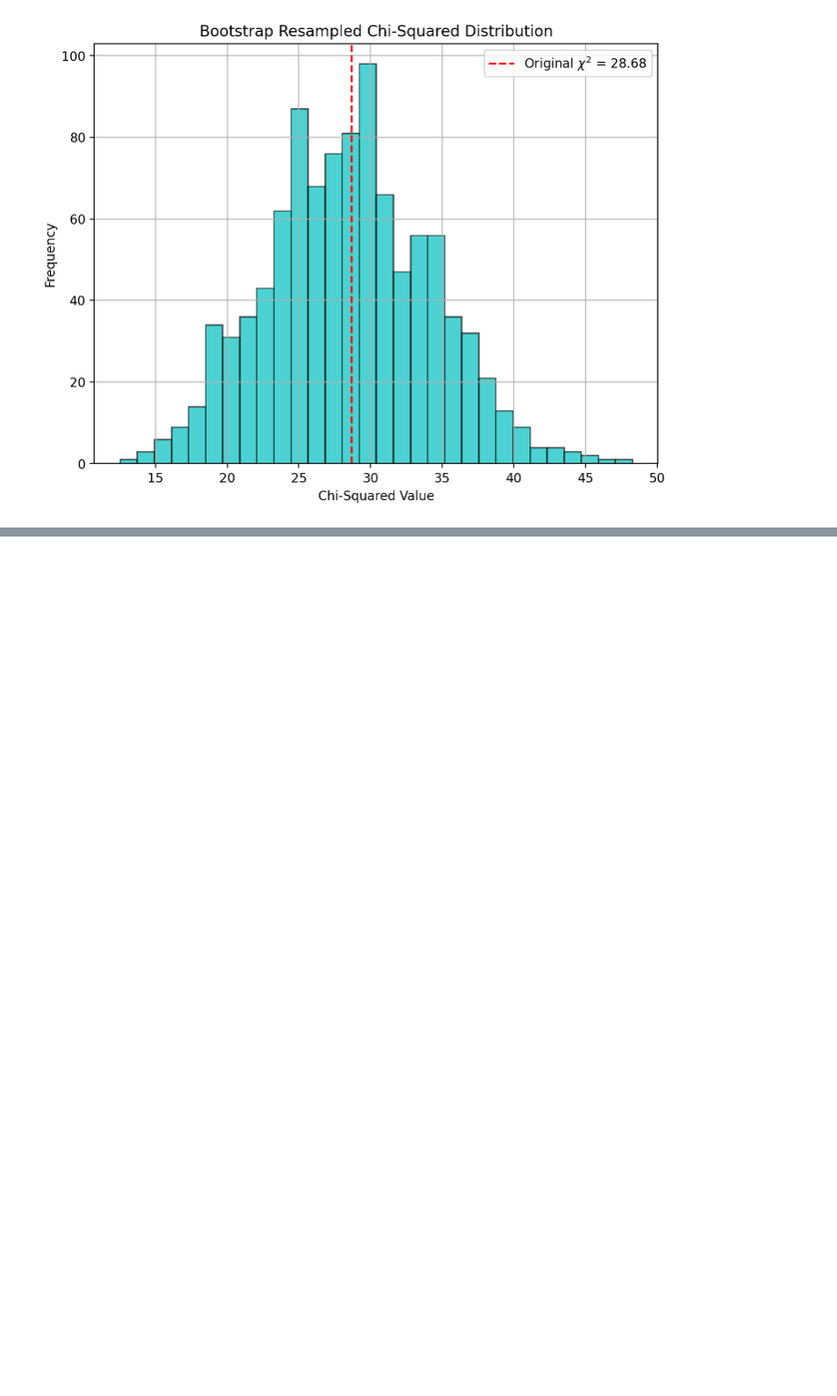
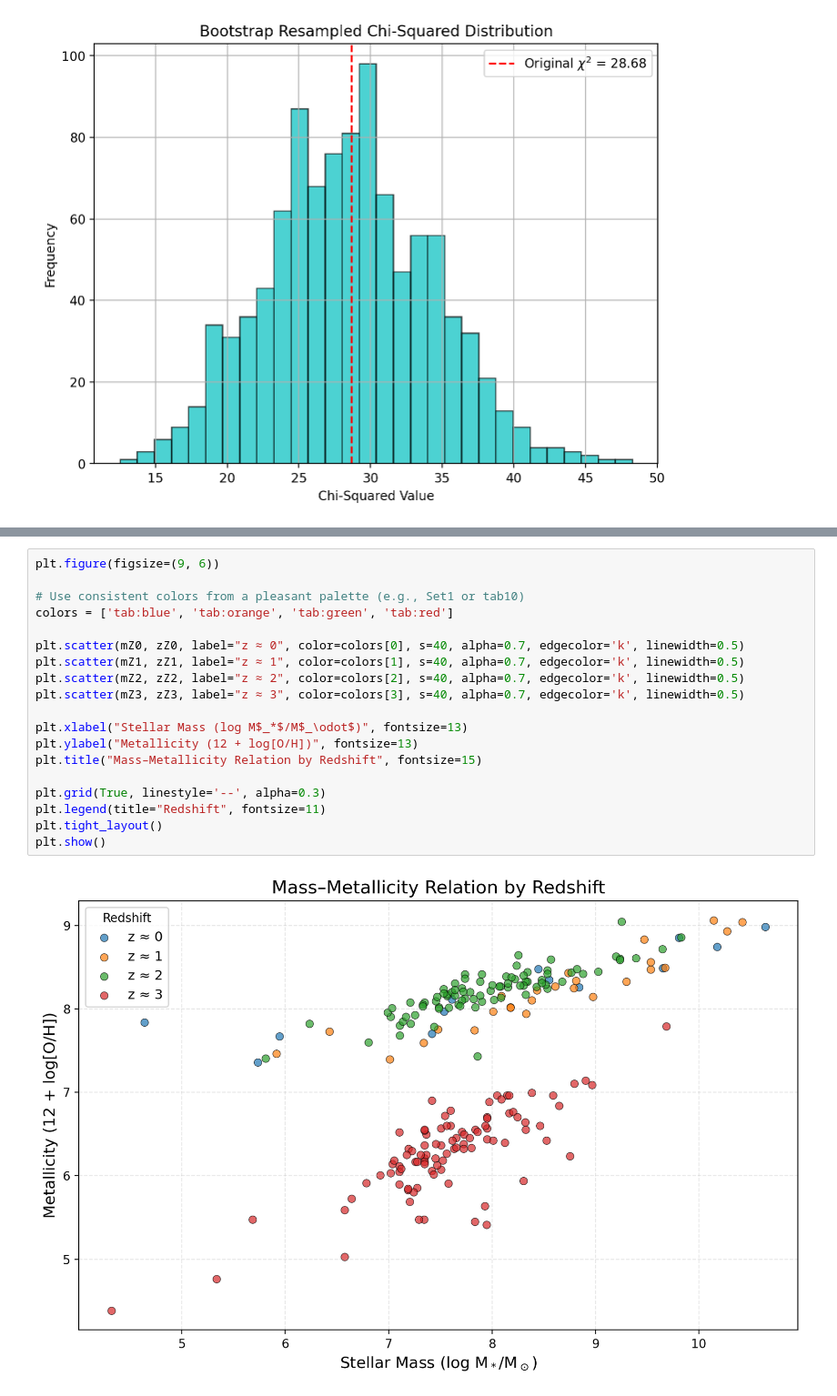
Before and after one commit to VanderbiltAstronomy/astr_8070_s25, a Jupyter notebook: coursework/student_folders/ayanah_cason/lectures/finalProject.ipynb, the cells around one changed output, grey strips where cells are left out. Shown at 91% size. Cells and saved outputs as stored; diff of their text form; blank space fills up the shorter version.

```diff
--- a/coursework/student_folders/ayanah_cason/lectures/finalProject.ipynb
+++ b/coursework/student_folders/ayanah_cason/lectures/finalProject.ipynb
@@ -262 +221,22 @@ zZ3= np.array([  4.386268578648442,4.765270056165627,5.478737609469011,5.0276439
 ])
+# %%
+plt.figure(figsize=(9, 6))
+
+# Use consistent colors from a pleasant palette (e.g., Set1 or tab10)
+colors = ['tab:blue', 'tab:orange', 'tab:green', 'tab:red']
+
+plt.scatter(mZ0, zZ0, label="z ≈ 0", color=colors[0], s=40, alpha=0.7, edgecolor='k', linewidth=0.5)
+plt.scatter(mZ1, zZ1, label="z ≈ 1", color=colors[1], s=40, alpha=0.7, edgecolor='k', linewidth=0.5)
+plt.scatter(mZ2, zZ2, label="z ≈ 2", color=colors[2], s=40, alpha=0.7, edgecolor='k', linewidth=0.5)
+plt.scatter(mZ3, zZ3, label="z ≈ 3", color=colors[3], s=40, alpha=0.7, edgecolor='k', linewidth=0.5)
+
+plt.xlabel("Stellar Mass (log M$_*$/M$_\odot$)", fontsize=13)
+plt.ylabel("Metallicity (12 + log[O/H])", fontsize=13)
+plt.title("Mass–Metallicity Relation by Redshift", fontsize=15)
+
+plt.grid(True, linestyle='--', alpha=0.3)
+plt.legend(title="Redshift", fontsize=11)
+plt.tight_layout()
+plt.show()
+# %% [output]
+[figure, added]
```
Also changed, not shown: parts of 10 cells of this notebook, 20 other files.
